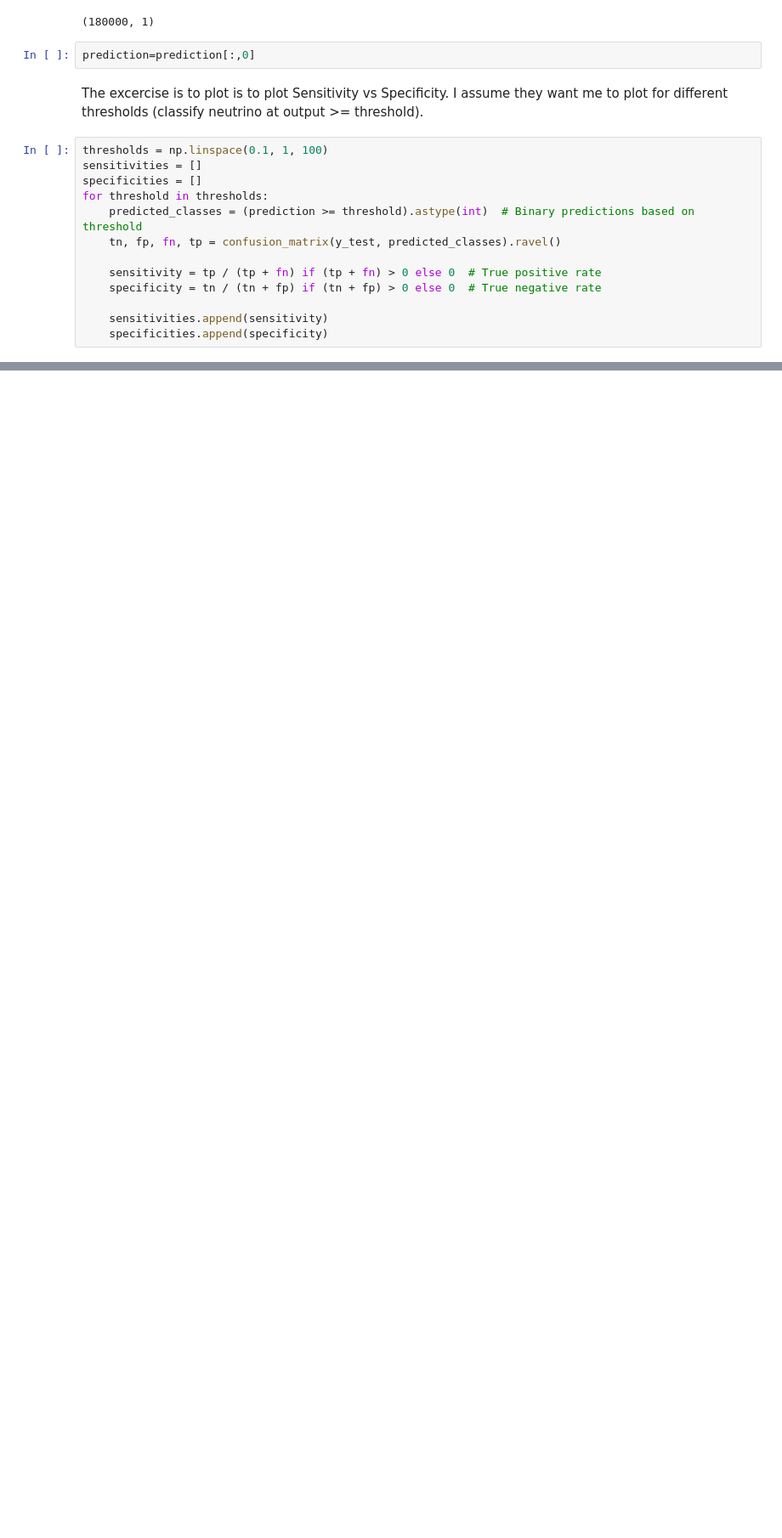
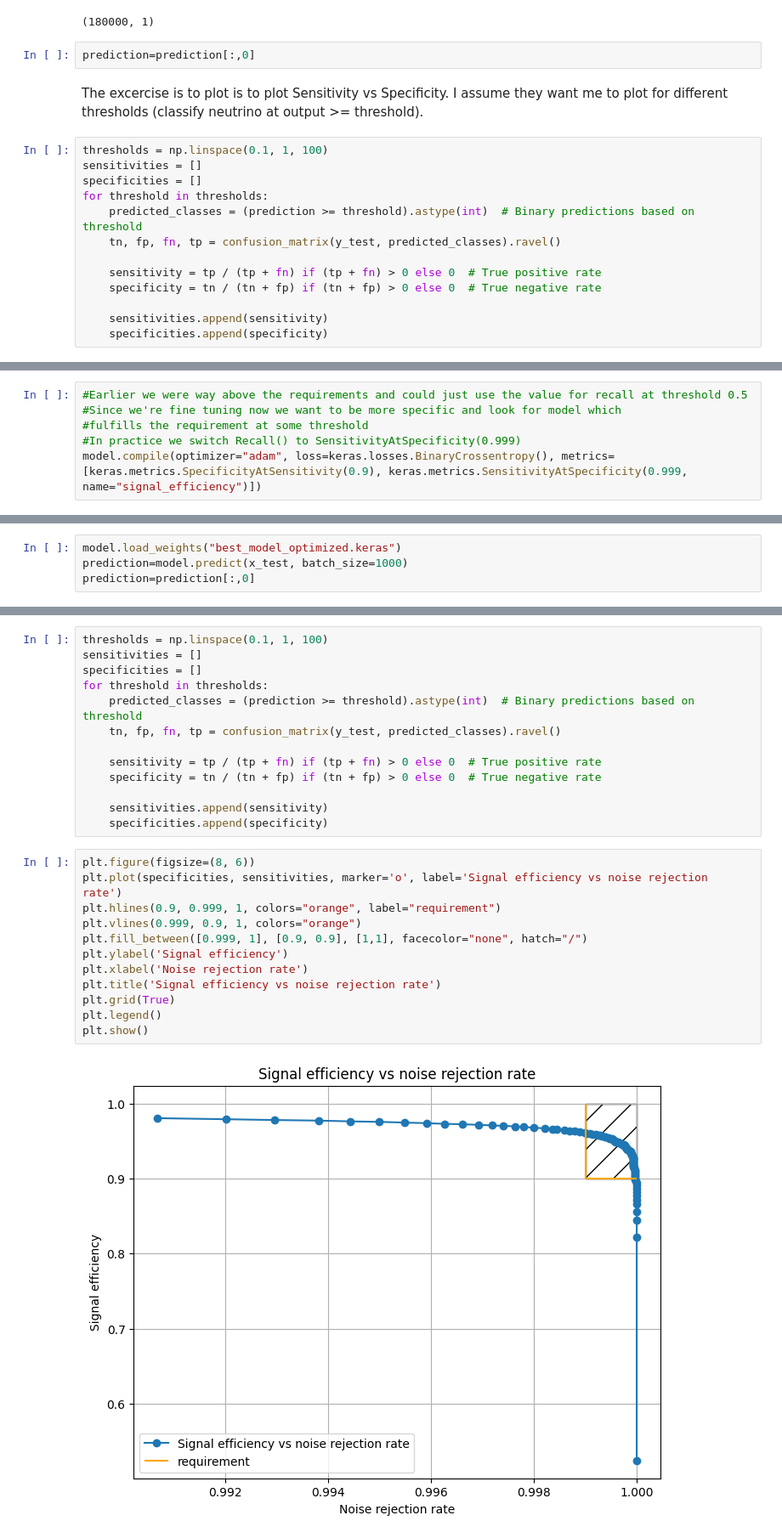
Before and after one commit to Abbta/adlfpae, a Jupyter notebook: Exercise_10_real_time_noise_rejection.ipynb, the cells around one changed output, grey strips where cells are left out. Shown: that part at 85% size. Saved outputs shown, nothing was run; the diff lists cells and outputs as text; blank space fills up the shorter version.

```diff
--- a/Exercise_10_real_time_noise_rejection.ipynb
+++ b/Exercise_10_real_time_noise_rejection.ipynb
@@ -280,0 +337,6 @@ plt.show()
+# %%
+#Earlier we were way above the requirements and could just use the value for recall at threshold 0.5
+#Since we're fine tuning now we want to be more specific and look for model which
+#fulfills the requirement at some threshold
+#In practice we switch Recall() to SensitivityAtSpecificity(0.999)
+model.compile(optimizer="adam", loss=keras.losses.BinaryCrossentropy(), metrics=[keras.metrics.SpecificityAtSensitivity(0.9), keras.metrics.SensitivityAtSpecificity(0.999,  name="signal_efficiency")])
@@ -280,0 +381,4 @@ plt.show()
+# %%
+model.load_weights("best_model_optimized.keras")
+prediction=model.predict(x_test, batch_size=1000)
+prediction=prediction[:,0]
@@ -280,0 +387,27 @@ plt.show()
+# %%
+thresholds = np.linspace(0.1, 1, 100)
+sensitivities = []
+specificities = []
+for threshold in thresholds:
+    predicted_classes = (prediction >= threshold).astype(int)  # Binary predictions based on threshold
+    tn, fp, fn, tp = confusion_matrix(y_test, predicted_classes).ravel()
+
+    sensitivity = tp / (tp + fn) if (tp + fn) > 0 else 0  # True positive rate
+    specificity = tn / (tn + fp) if (tn + fp) > 0 else 0  # True negative rate
+
+    sensitivities.append(sensitivity)
+    specificities.append(specificity)
+# %%
+plt.figure(figsize=(8, 6))
+plt.plot(specificities, sensitivities, marker='o', label='Signal efficiency vs noise rejection rate')
+plt.hlines(0.9, 0.999, 1, colors="orange", label="requirement")
+plt.vlines(0.999, 0.9, 1, colors="orange")
+plt.fill_between([0.999, 1], [0.9, 0.9], [1,1], facecolor="none", hatch="/")
+plt.ylabel('Signal efficiency')
+plt.xlabel('Noise rejection rate')
+plt.title('Signal efficiency vs noise rejection rate')
+plt.grid(True)
+plt.legend()
+plt.show()
+# %% [output]
+[figure, added]
```
Also changed, not shown: parts of 15 cells of this notebook, 17 other files.
